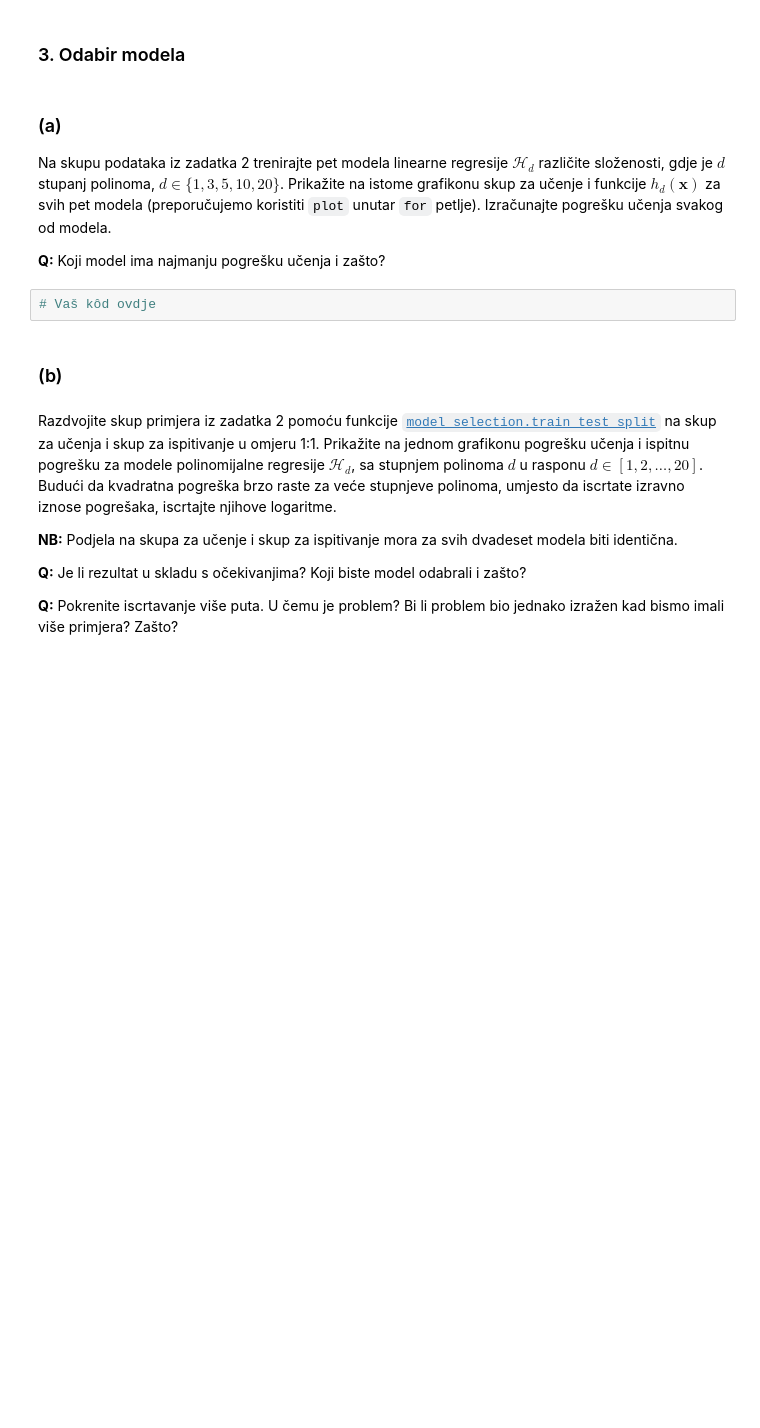
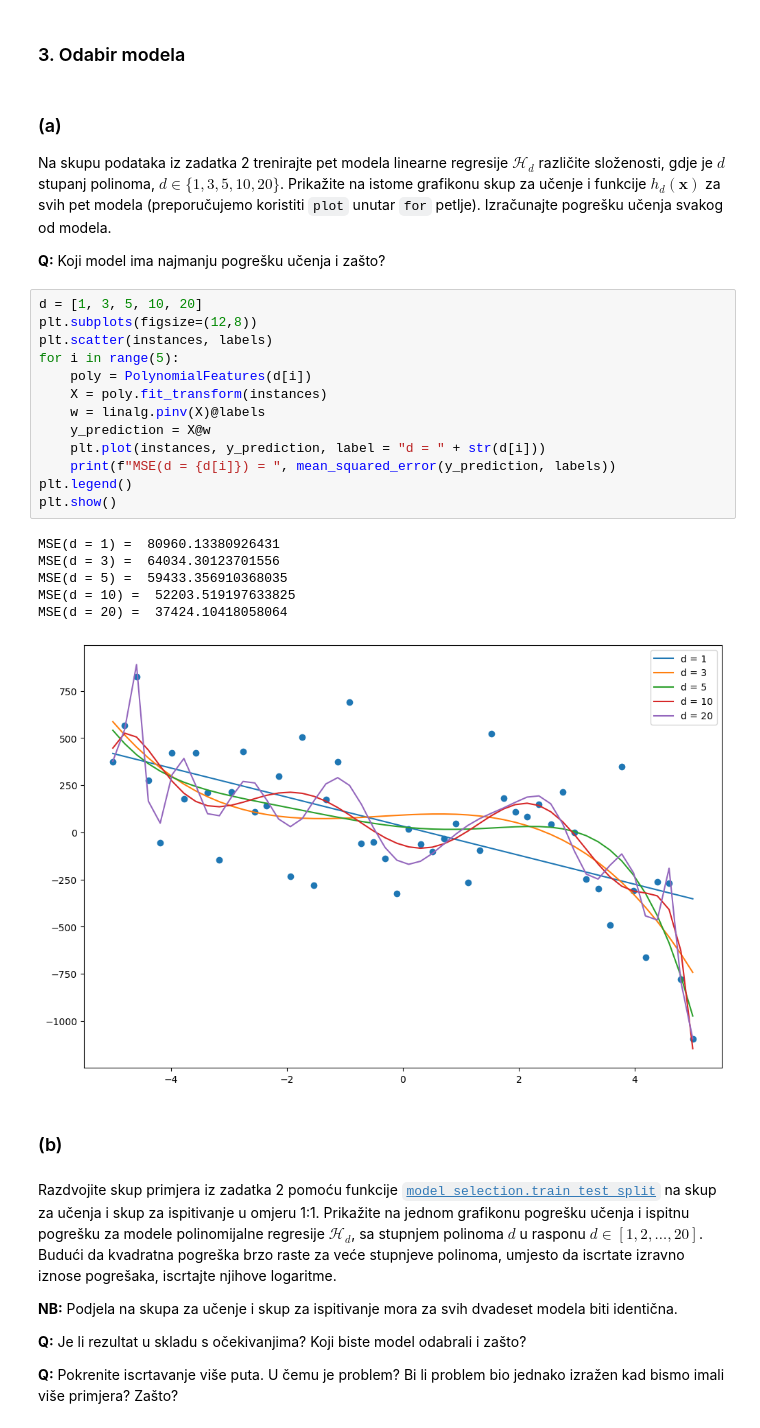
Before and after one commit to RobertoGrabovac/FER-StrojnoUcenje1, a Jupyter notebook: LAB1 - Regresija.ipynb, the cells around one changed output. Cells and saved outputs as stored; diff of their text form; blank space fills up the shorter version.

```diff
--- a/LAB1 - Regresija.ipynb
+++ b/LAB1 - Regresija.ipynb
@@ -219,8 +219,26 @@ MSE =  29232.04728545343
 Na skupu podataka iz zadatka 2 trenirajte pet modela linearne regresije $\mathcal{H}_d$ različite složenosti, gdje je $d$ stupanj polinoma, $d\in\{1,3,5,10,20\}$. Prikažite na istome grafikonu skup za učenje i funkcije $h_d(\mathbf{x})$ za svih pet modela (preporučujemo koristiti `plot` unutar `for` petlje). Izračunajte pogrešku učenja svakog od modela.
 
 **Q:** Koji model ima najmanju pogrešku učenja i zašto?
-# %%
-# Vaš kôd ovdje
+# %%
+d = [1, 3, 5, 10, 20]
+plt.subplots(figsize=(12,8))
+plt.scatter(instances, labels)
+for i in range(5):
+    poly = PolynomialFeatures(d[i])
+    X = poly.fit_transform(instances)
+    w = linalg.pinv(X)@labels
+    y_prediction = X@w
+    plt.plot(instances, y_prediction, label = "d = " + str(d[i]))
+    print(f"MSE(d = {d[i]}) = ", mean_squared_error(y_prediction, labels))
+plt.legend()
+plt.show()
+# %% [output]
+MSE(d = 1) =  80960.13380926431
+MSE(d = 3) =  64034.30123701556
+MSE(d = 5) =  59433.356910368035
+MSE(d = 10) =  52203.519197633825
+MSE(d = 20) =  37424.10418058064
+[figure, added]
 # %% [markdown]
 ### (b)
 # %% [markdown]
```
Also changed, not shown: parts of 6 cells of this notebook.
